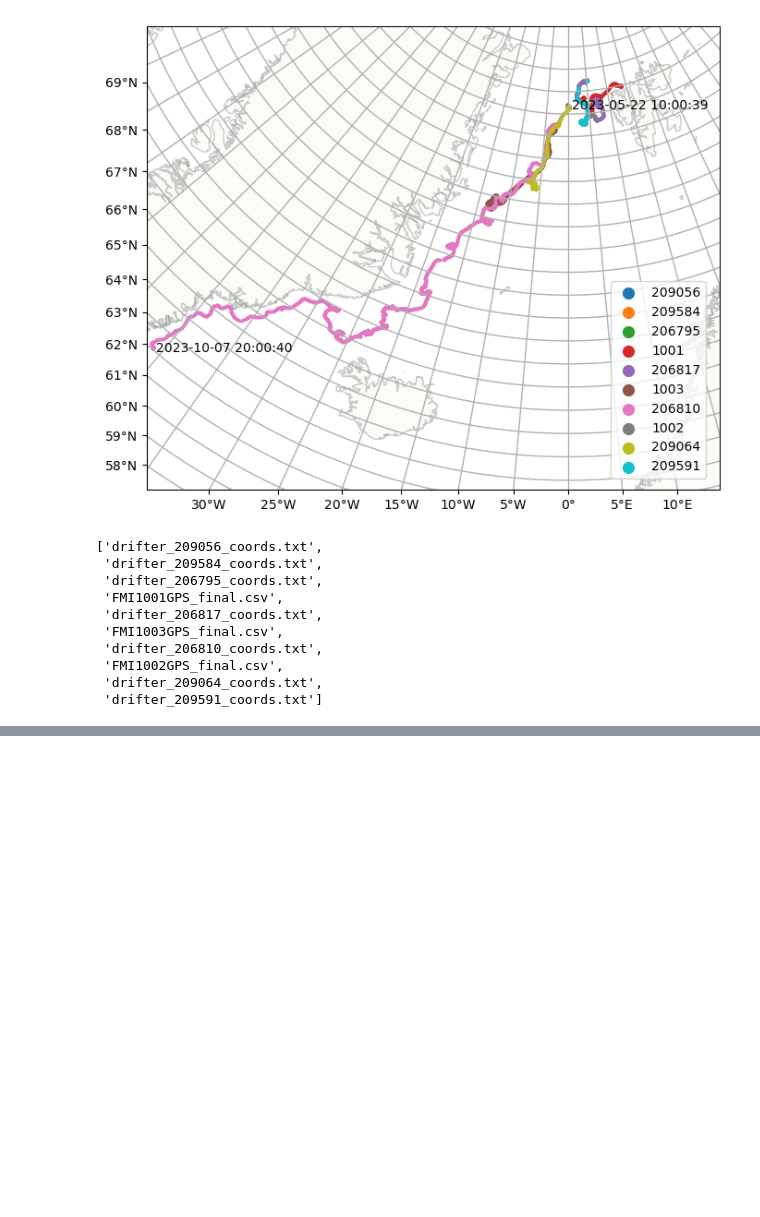
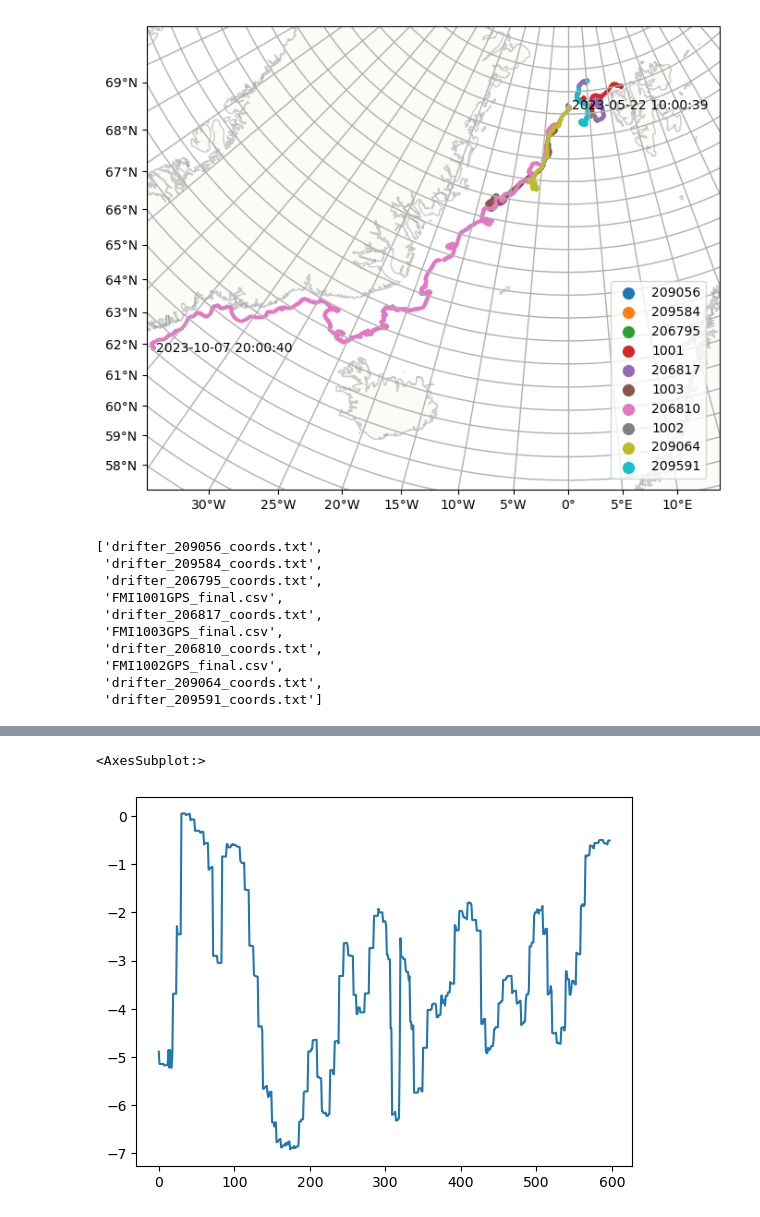
Before and after one commit to xdenisx/buoy_tools, a Jupyter notebook: buoy_tools.ipynb, the cells around one changed output, grey strips where cells are left out. Saved outputs shown, nothing was run; the diff lists cells and outputs as text; code cells hidden in the pictures; blank space fills up the shorter version.

```diff
--- a/buoy_tools.ipynb
+++ b/buoy_tools.ipynb
@@ -189,0 +213,5 @@ b.add_carra('/data/rrs/seaice/aux_data/carra/forecast_May_June_2023.grib',
+# %%
+b.data['drifter_206810_coords.txt']['t2m'].plot()
+# %% [output]
+<AxesSubplot:>
+[figure, added]
```
Also changed, not shown: parts of 6 cells of this notebook, 1 other file.
